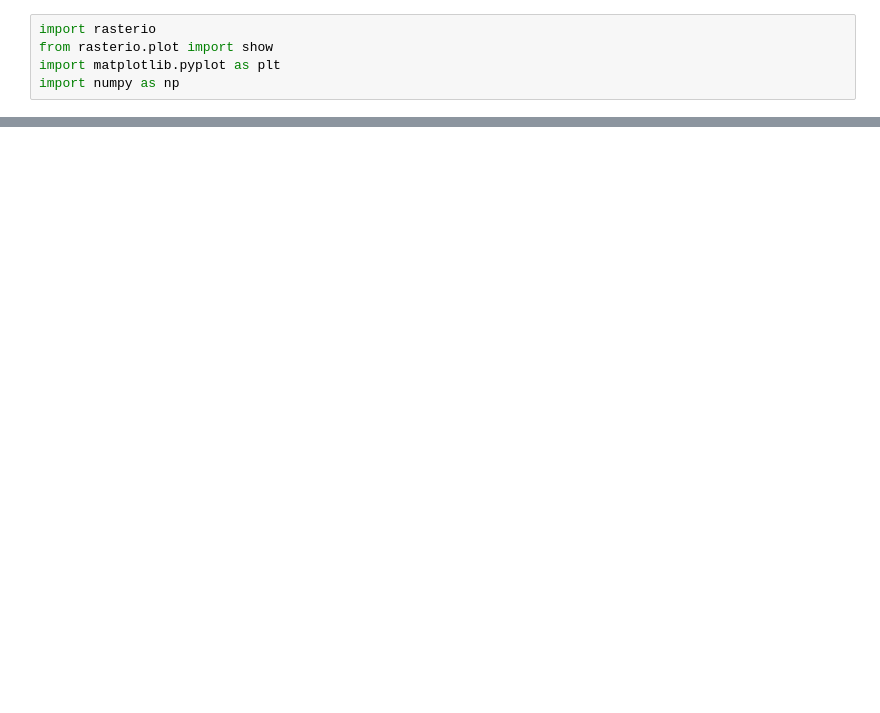
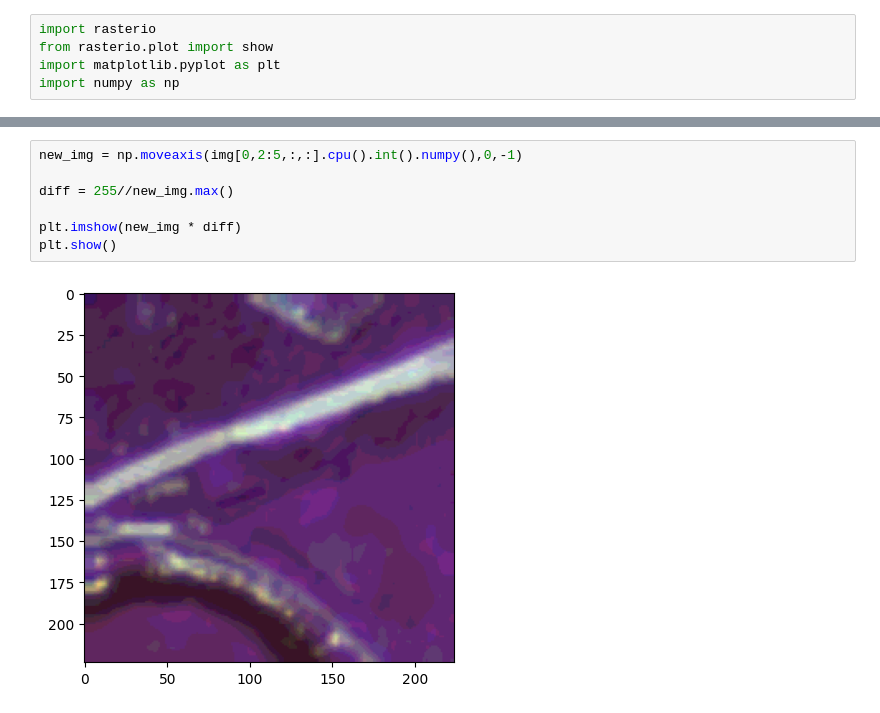
Before and after one commit to guorbit/swir-syntesizer, a Jupyter notebook: simple.ipynb, the cells around one changed output, grey strips where cells are left out. Cells and saved outputs as stored; diff of their text form; blank space fills up the shorter version.

```diff
--- a/simple.ipynb
+++ b/simple.ipynb
@@ -180,0 +403,9 @@ with torch.no_grad():
+# %%
+new_img = np.moveaxis(img[0,2:5,:,:].cpu().int().numpy(),0,-1)
+
+diff = 255//new_img.max()
+
+plt.imshow(new_img * diff)
+plt.show()
+# %% [output]
+[figure, added]
```
Also changed, not shown: parts of 28 cells of this notebook, 2 other files.
